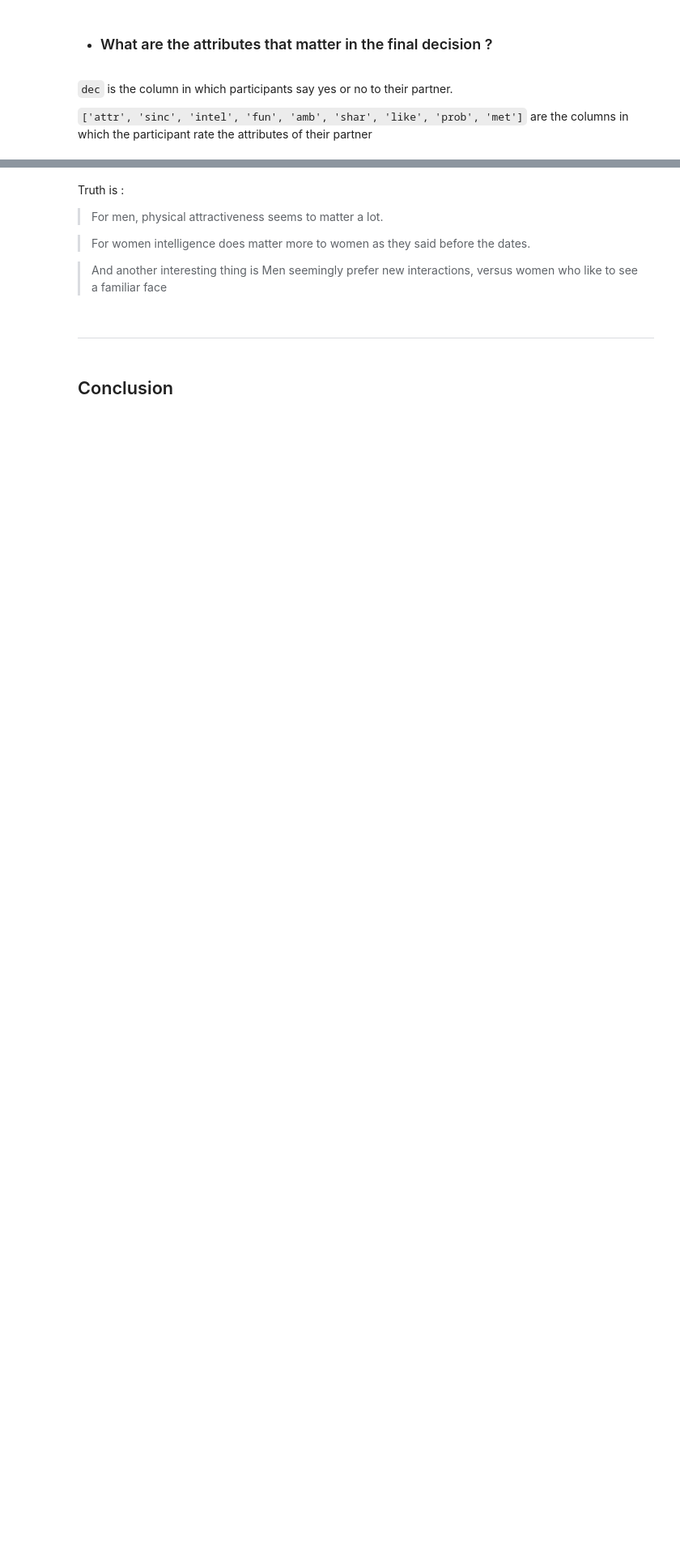
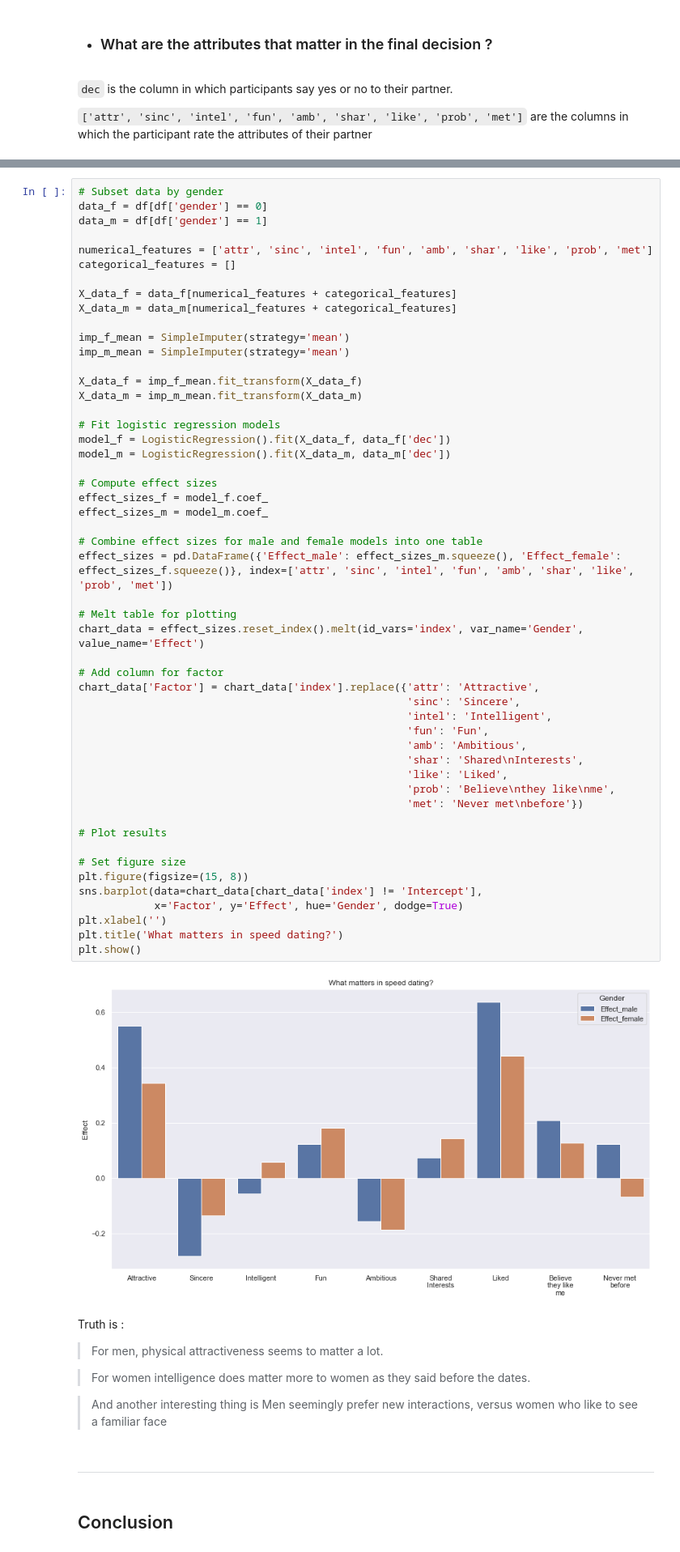
Before and after one commit to Alexon1999/speed-dating-eda, a Jupyter notebook: DataExploration.ipynb, the cells around one changed output, grey strips where cells are left out. Shown at 81% size. Cells and saved outputs as stored; diff of their text form; blank space fills up the shorter version.

```diff
--- a/DataExploration.ipynb
+++ b/DataExploration.ipynb
@@ -621,3 +581,56 @@ plt.show()
+# %%
+# Subset data by gender
+data_f = df[df['gender'] == 0]
+data_m = df[df['gender'] == 1]
+
+numerical_features = ['attr', 'sinc', 'intel', 'fun', 'amb', 'shar', 'like', 'prob', 'met']
+categorical_features = []
+
+X_data_f = data_f[numerical_features + categorical_features]
+X_data_m = data_m[numerical_features + categorical_features]
+
+imp_f_mean = SimpleImputer(strategy='mean')
+imp_m_mean = SimpleImputer(strategy='mean')
+
+X_data_f = imp_f_mean.fit_transform(X_data_f)
+X_data_m = imp_m_mean.fit_transform(X_data_m)
+
+# Fit logistic regression models
+model_f = LogisticRegression().fit(X_data_f, data_f['dec'])
+model_m = LogisticRegression().fit(X_data_m, data_m['dec'])
+
+# Compute effect sizes
+effect_sizes_f = model_f.coef_
+effect_sizes_m = model_m.coef_
+
+# Combine effect sizes for male and female models into one table
+effect_sizes = pd.DataFrame({'Effect_male': effect_sizes_m.squeeze(), 'Effect_female': effect_sizes_f.squeeze()}, index=['attr', 'sinc', 'intel', 'fun', 'amb', 'shar', 'like', 'prob', 'met'])
+
+# Melt table for plotting
+chart_data = effect_sizes.reset_index().melt(id_vars='index', var_name='Gender', value_name='Effect')
+
+# Add column for factor
+chart_data['Factor'] = chart_data['index'].replace({'attr': 'Attractive',
+                                                    'sinc': 'Sincere',
+                                                    'intel': 'Intelligent',
+                                                    'fun': 'Fun',
+                                                    'amb': 'Ambitious',
+                                                    'shar': 'Shared\nInterests',
+                                                    'like': 'Liked',
+                                                    'prob': 'Believe\nthey like\nme',
+                                                    'met': 'Never met\nbefore'})
+
+# Plot results
+
+# Set figure size
+plt.figure(figsize=(15, 8))
+sns.barplot(data=chart_data[chart_data['index'] != 'Intercept'],
+            x='Factor', y='Effect', hue='Gender', dodge=True)
+plt.xlabel('')
+plt.title('What matters in speed dating?')
+plt.show()
+# %% [output]
+[figure, added]
 # %% [markdown]
 Truth is :
 > For men, physical attractiveness seems to matter a lot.
```
Also changed, not shown: parts of 7 cells of this notebook.
